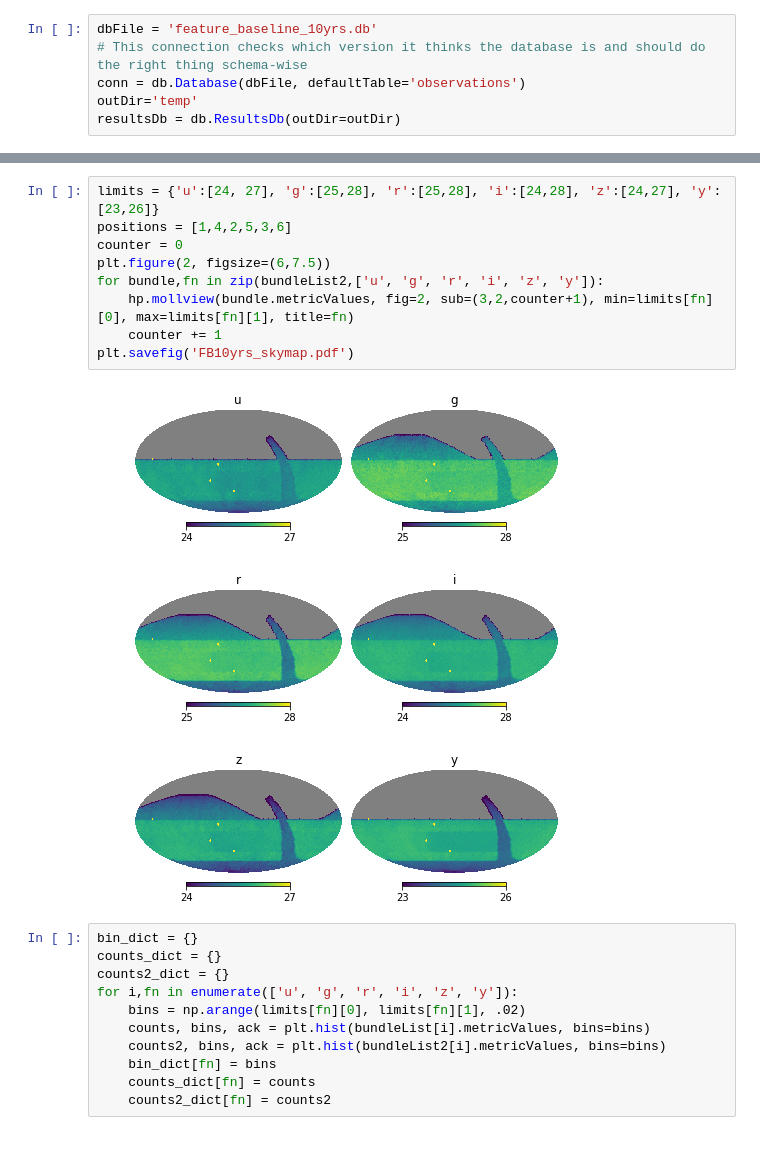
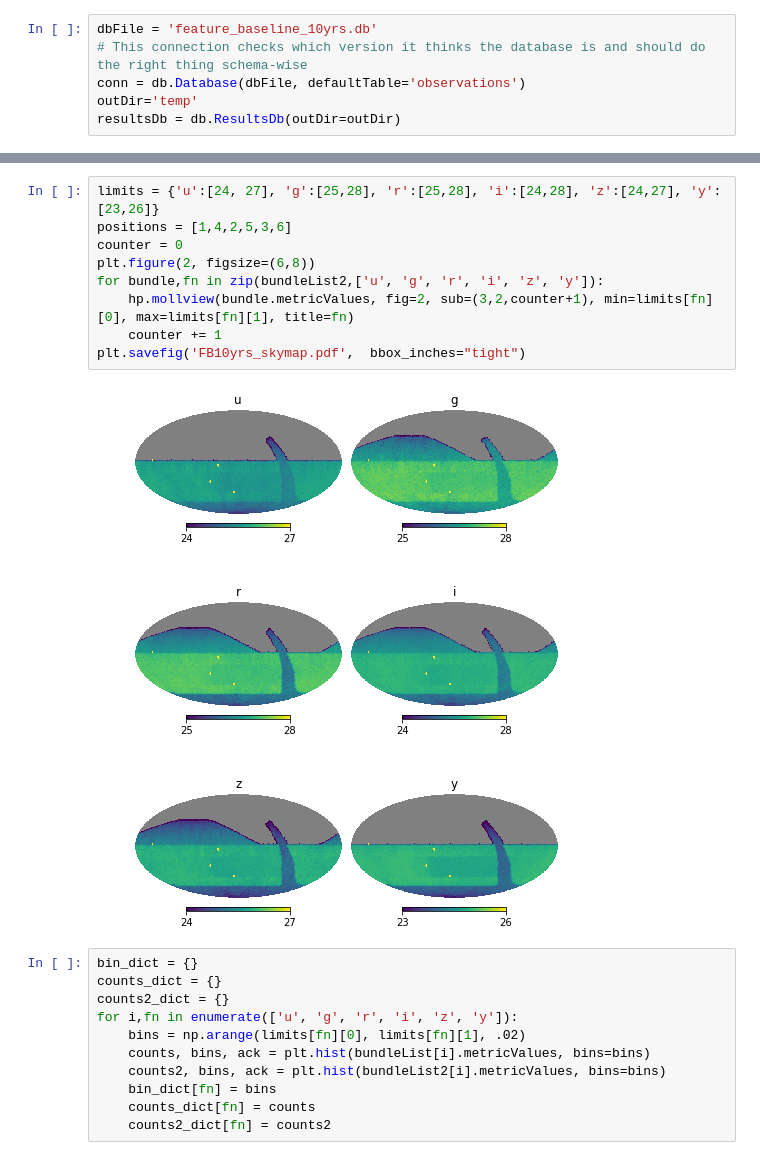
Before and after one commit to yoachim/18_scratch, a Jupyter notebook: fbs_paper_plot/coadd_stuff.ipynb, the cells around one changed output, grey strips where cells are left out. Saved outputs shown, nothing was run; the diff lists cells and outputs as text.

```diff
--- a/fbs_paper_plot/coadd_stuff.ipynb
+++ b/fbs_paper_plot/coadd_stuff.ipynb
@@ -135,14 +135,14 @@ Completed.
 # %%
 limits = {'u':[24, 27], 'g':[25,28], 'r':[25,28], 'i':[24,28], 'z':[24,27], 'y':[23,26]}
 positions = [1,4,2,5,3,6]
 counter = 0
-plt.figure(2, figsize=(6,7.5))
+plt.figure(2, figsize=(6,8))
 for bundle,fn in zip(bundleList2,['u', 'g', 'r', 'i', 'z', 'y']):
     hp.mollview(bundle.metricValues, fig=2, sub=(3,2,counter+1), min=limits[fn][0], max=limits[fn][1], title=fn)
     counter += 1
-plt.savefig('FB10yrs_skymap.pdf')
+plt.savefig('FB10yrs_skymap.pdf',  bbox_inches="tight")
 # %% [output]
-[figure, old version]
+[figure, new version]
 # %%
 bin_dict = {}
 counts_dict = {}
```
Also changed, not shown: parts of 4 cells of this notebook.
